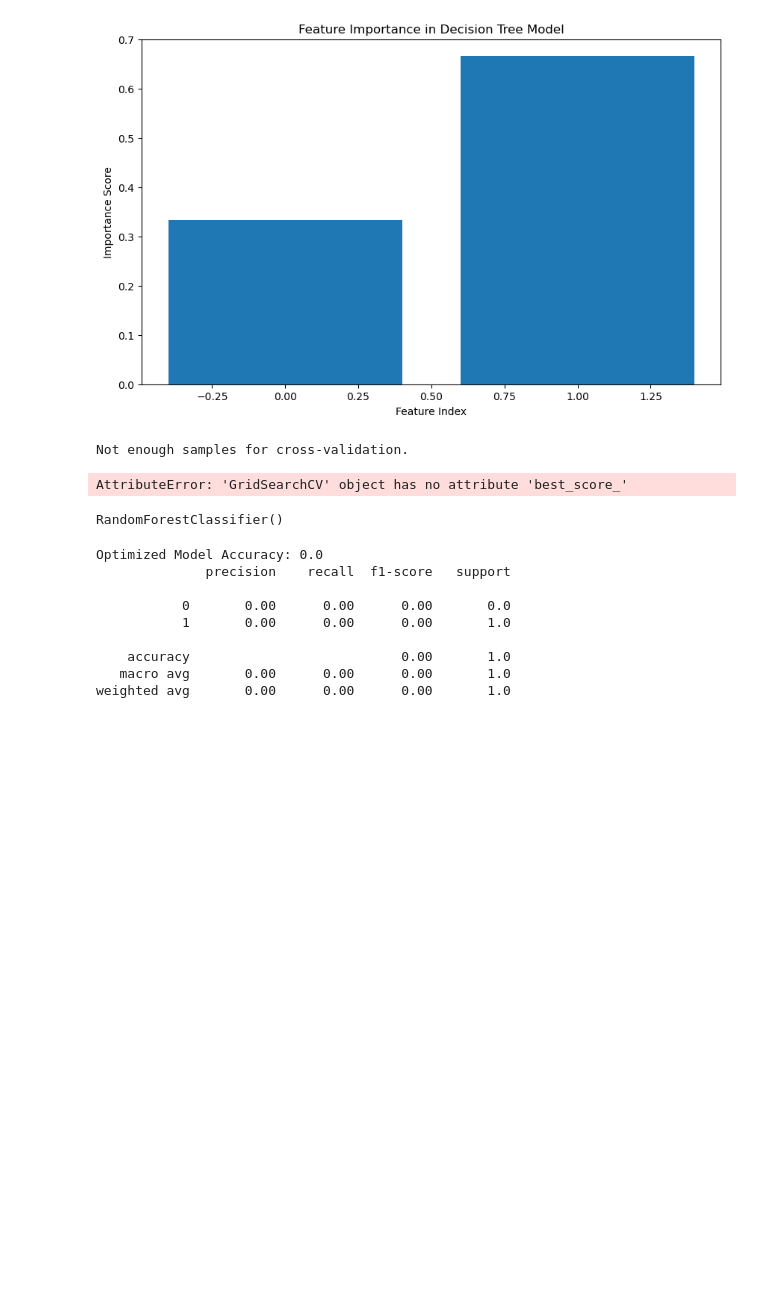
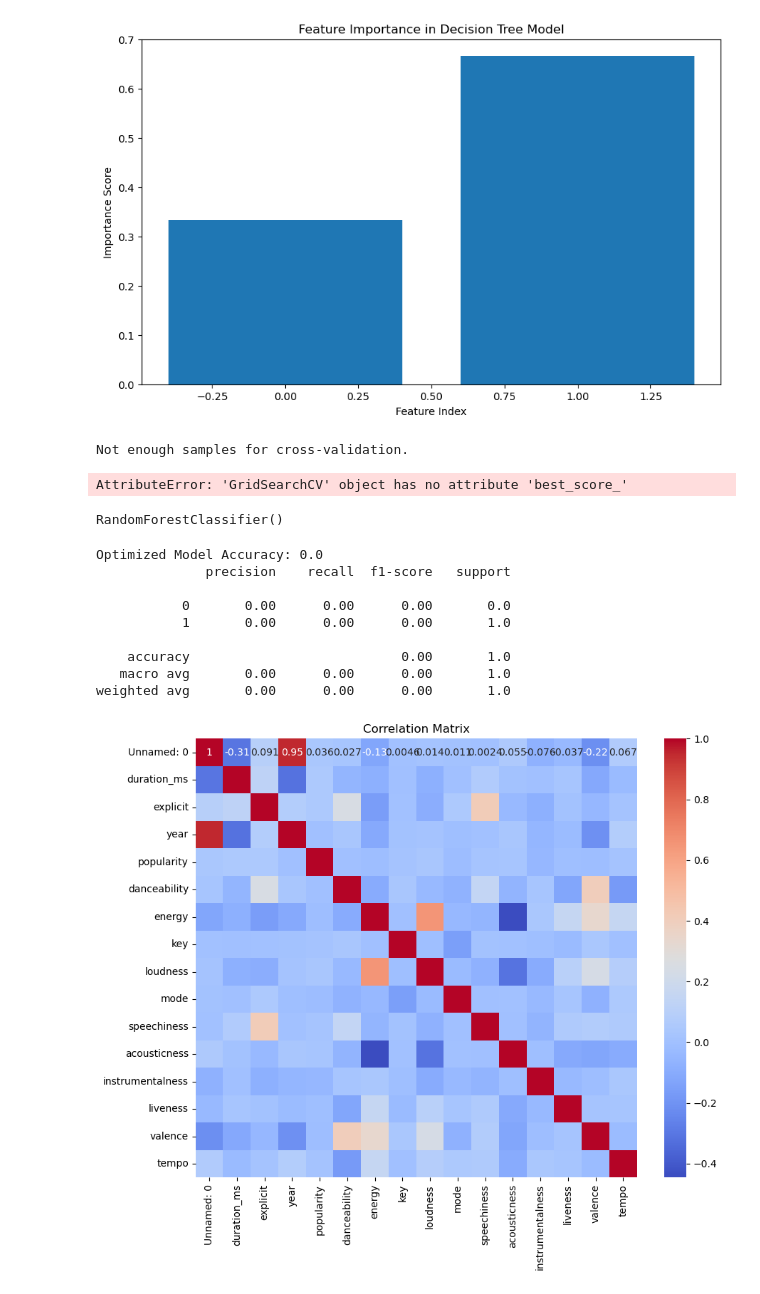
Before and after one commit to SGergeis0/Final-project-group-4, a Jupyter notebook: christian/data_collection.ipynb, the cells around one changed output. Cells and saved outputs as stored; diff of their text form; code cells hidden in the pictures; blank space fills up the shorter version.

```diff
--- a/christian/data_collection.ipynb
+++ b/christian/data_collection.ipynb
@@ -410,3 +410,21 @@ Optimized Model Accuracy: 0.0
     accuracy                           0.00       1.0
    macro avg       0.00      0.00      0.00       1.0
 weighted avg       0.00      0.00      0.00       1.0
+# %%
+import pandas as pd
+import matplotlib.pyplot as plt
+import seaborn as sns
+
+# Load your dataset (adjust the file path as needed)
+df = pd.read_csv('/Users/thiccboiii/class projects /Final-project-group-4/Resources/spotify_songs_nogenre.csv')
+
+# Calculate the correlation matrix
+correlation_matrix = df.corr(numeric_only=True)
+
+# Display the correlation matrix
+plt.figure(figsize=(10, 8))
+sns.heatmap(correlation_matrix, annot=True, cmap="coolwarm")
+plt.title('Correlation Matrix')
+plt.show()
+# %% [output]
+[figure, added]
```
Also changed, not shown: parts of 2 cells of this notebook.
